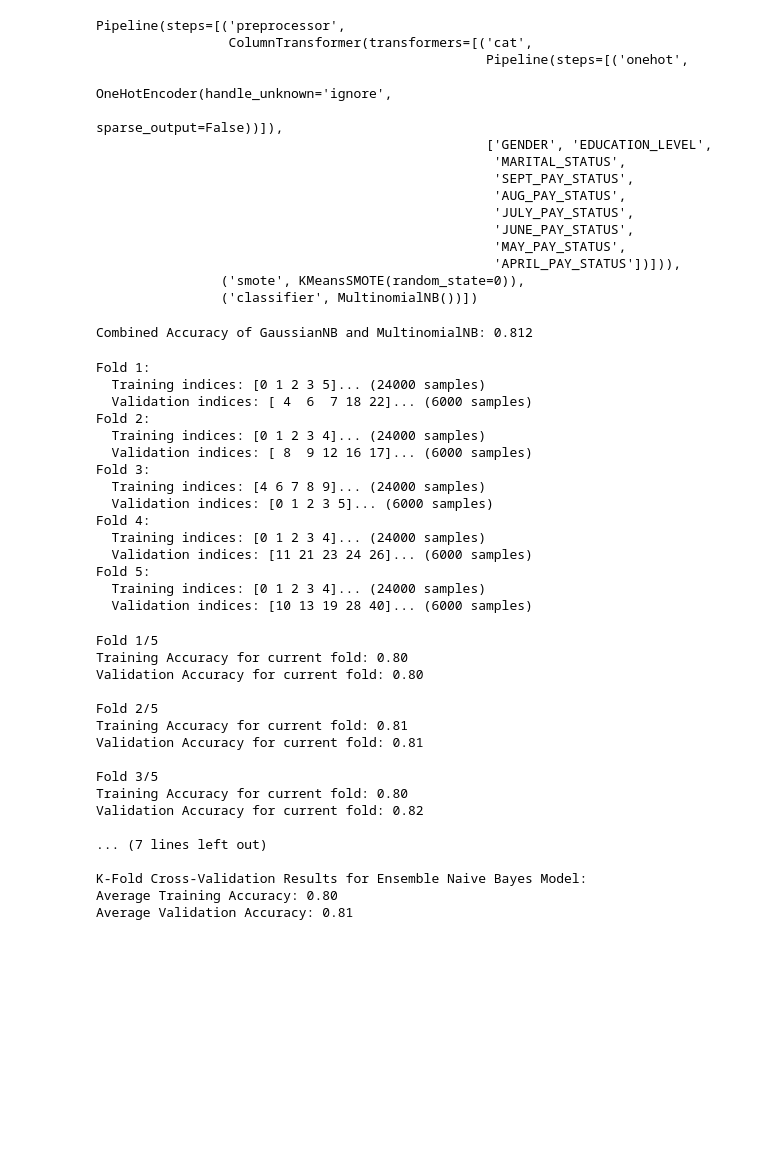
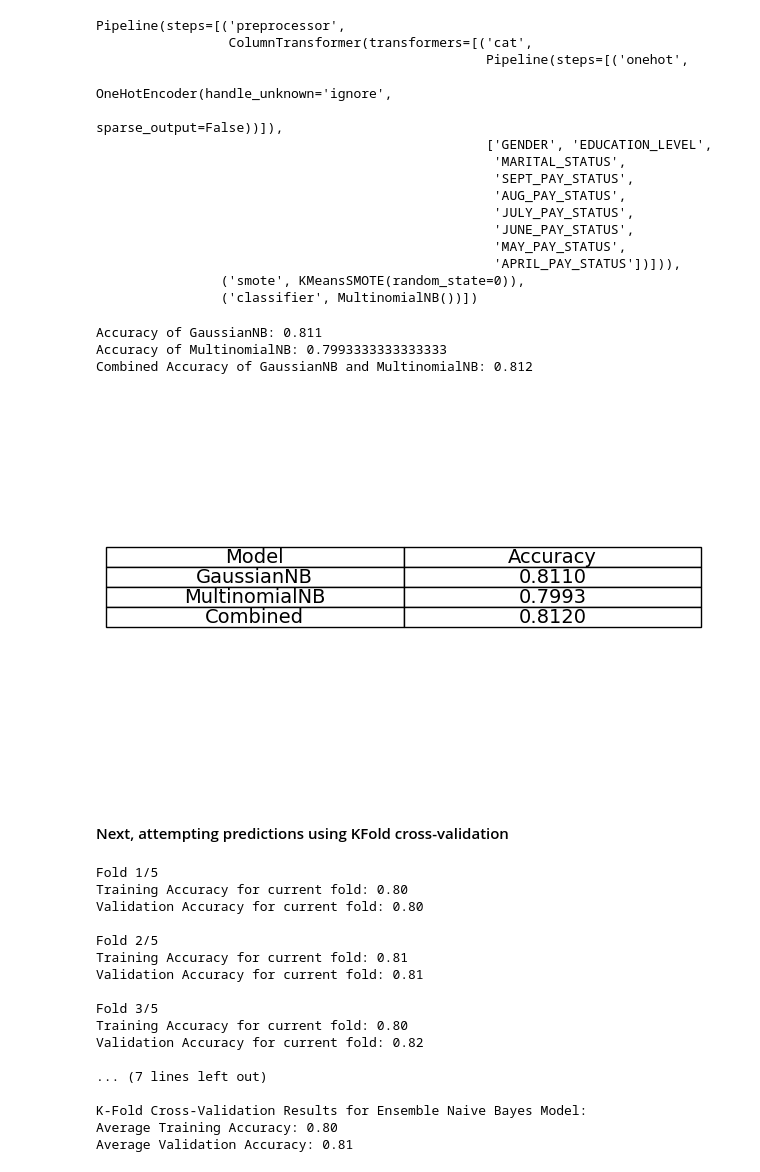
Before and after one commit to DatasanAli/AAI-501-Grp1, a Jupyter notebook: notebooks/naive-bayes.ipynb, the cells around one changed output. Saved outputs shown, nothing was run; the diff lists cells and outputs as text; code cells hidden in the pictures; blank space fills up the shorter version.

```diff
--- a/notebooks/naive-bayes.ipynb
+++ b/notebooks/naive-bayes.ipynb
@@ -150,24 +129,42 @@ Pipeline(steps=[('preprocessor',
                 ('smote', KMeansSMOTE(random_state=0)),
                 ('classifier', MultinomialNB())])
 # %%
-import numpy as np
-
 # Get probability predictions
 probs_gnb = pipeline_gnb.predict_proba(X_test)
 probs_mnb = pipeline_mnb.predict_proba(X_test)
 
 # Average the probabilities from both models
 avg_probs = (probs_gnb + probs_mnb) / 2
-
-# Make final predictions based on the average probabilities
 final_predictions = np.argmax(avg_probs, axis=1)
 
-# Evaluate the combined model
-from sklearn.metrics import accuracy_score
+accuracy_gnb = accuracy_score(y_test, probs_gnb.argmax(axis=1))
+accuracy_mnb = accuracy_score(y_test, probs_mnb.argmax(axis=1))
 accuracy = accuracy_score(y_test, final_predictions)
+
+print(f"Accuracy of GaussianNB: {accuracy_gnb}")
+print(f"Accuracy of MultinomialNB: {accuracy_mnb}")
 print(f"Combined Accuracy of GaussianNB and MultinomialNB: {accuracy}")
+
+# Plot the accuracies as text
+fig, ax = plt.subplots()
+ax.axis('off')
+table_data = [
+    ["GaussianNB", f"{accuracy_gnb:.4f}"],
+    ["MultinomialNB", f"{accuracy_mnb:.4f}"],
+    ["Combined", f"{accuracy:.4f}"]
+]
+table = ax.table(cellText=table_data, colLabels=["Model", "Accuracy"], cellLoc='center', loc='center')
+table.auto_set_font_size(False)
+table.set_fontsize(14)
+table.scale(1.2, 1.2)
+plt.show()
 # %% [output]
+Accuracy of GaussianNB: 0.811
+Accuracy of MultinomialNB: 0.7993333333333333
 Combined Accuracy of GaussianNB and MultinomialNB: 0.812
+[figure, added]
+# %% [markdown]
+#### Next, attempting predictions using KFold cross-validation
 # %%
 n_splits = 5
 kf = KFold(n_splits=n_splits, shuffle=True, random_state=0)
@@ -180,23 +177,4 @@ validation_indices = []
 for fold, (train_idx, val_idx) in enumerate(kf.split(X)):
     train_indices.append(train_idx)
     validation_indices.append(val_idx)
-    print(f"Fold {fold + 1}:")
-    print(f"  Training indices: {train_idx[:5]}... ({len(train_idx)} samples)")
-    print(f"  Validation indices: {val_idx[:5]}... ({len(val_idx)} samples)")
-# %% [output]
-Fold 1:
-  Training indices: [0 1 2 3 5]... (24000 samples)
-  Validation indices: [ 4  6  7 18 22]... (6000 samples)
-Fold 2:
-  Training indices: [0 1 2 3 4]... (24000 samples)
-  Validation indices: [ 8  9 12 16 17]... (6000 samples)
-Fold 3:
-  Training indices: [4 6 7 8 9]... (24000 samples)
-  Validation indices: [0 1 2 3 5]... (6000 samples)
-Fold 4:
-  Training indices: [0 1 2 3 4]... (24000 samples)
-  Validation indices: [11 21 23 24 26]... (6000 samples)
-Fold 5:
-  Training indices: [0 1 2 3 4]... (24000 samples)
-  Validation indices: [10 13 19 28 40]... (6000 samples)
 # %%
```
Also changed, not shown: parts of 5 cells of this notebook.
